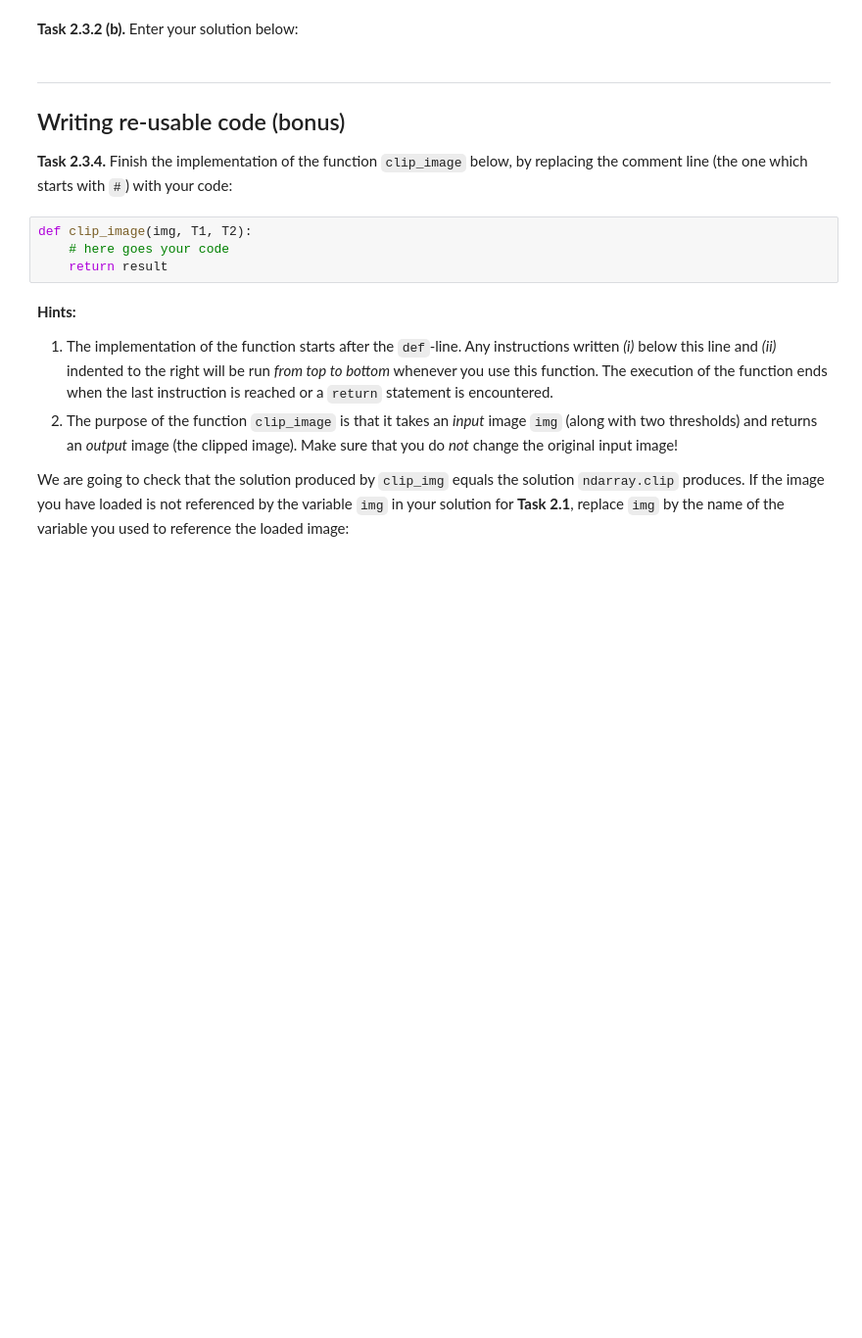
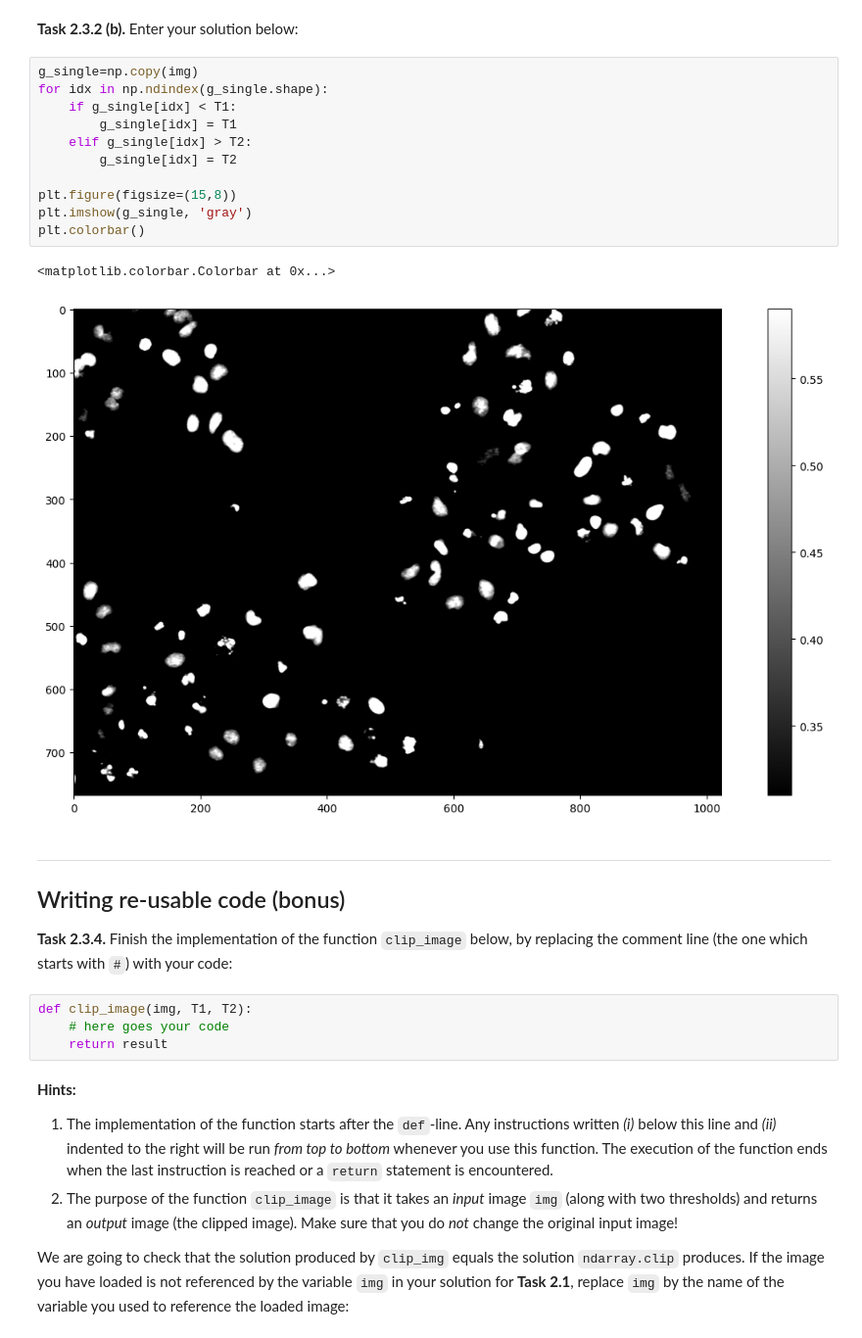
Before and after one commit to Inacey/mobi-fs3-python, a Jupyter notebook: task2.ipynb, the cells around one changed output. Shown at 98% size. Drawn from its saved outputs; the diff is of its cells as text; blank space fills up the shorter version.

```diff
--- a/task2.ipynb
+++ b/task2.ipynb
@@ -59,5 +88,19 @@ T2 = 0.59
 # %% [markdown]
 **<a id="#">Task 2.3.2 (b).</a>** Enter your solution below:
+# %%
+g_single=np.copy(img)
+for idx in np.ndindex(g_single.shape):
+    if g_single[idx] < T1:
+        g_single[idx] = T1
+    elif g_single[idx] > T2:
+        g_single[idx] = T2
+
+plt.figure(figsize=(15,8))
+plt.imshow(g_single, 'gray')
+plt.colorbar()
+# %% [output]
+<matplotlib.colorbar.Colorbar at 0x...>
+[figure, added]
 # %% [markdown]
 ---
 
```
Also changed, not shown: parts of 2 cells of this notebook.
